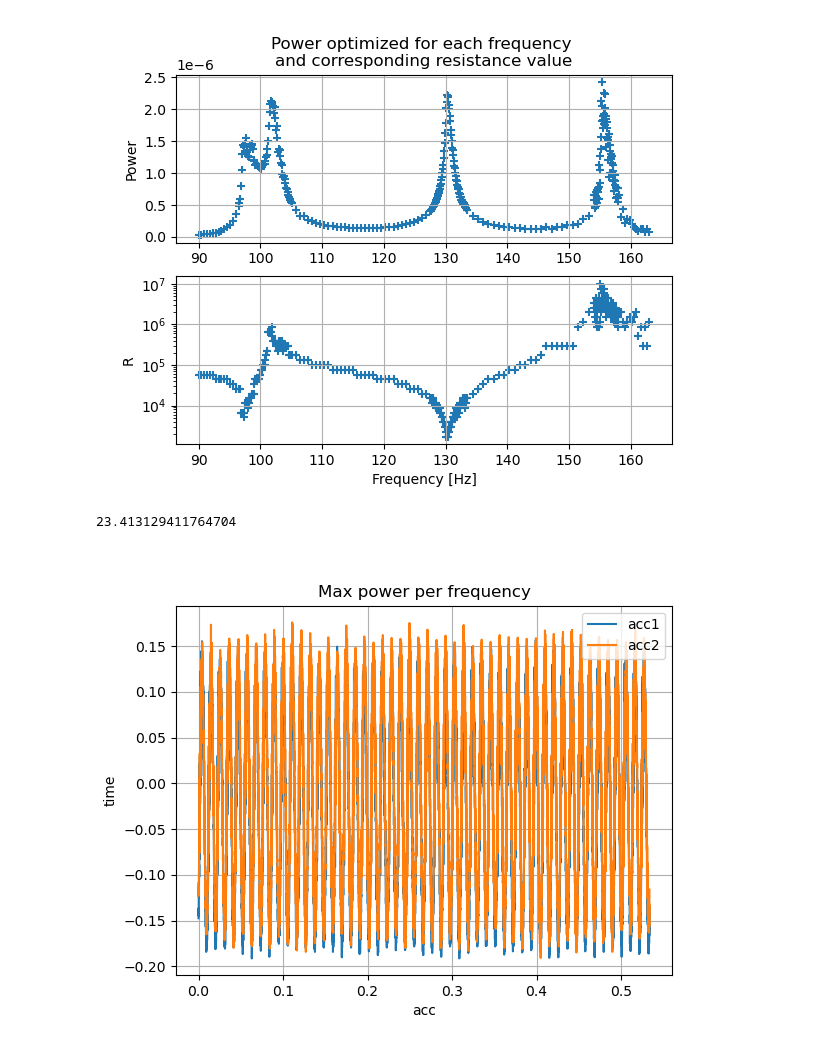
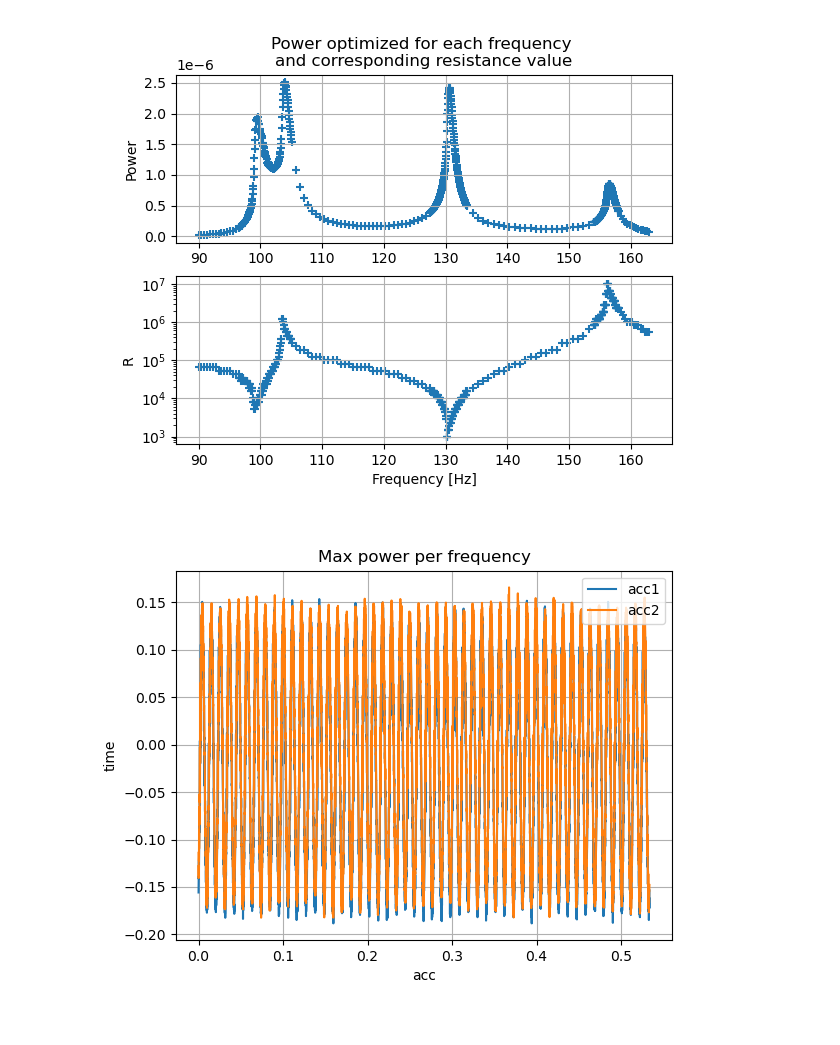
Before and after one commit to SalsyUniate/LinearManipsData, a Jupyter notebook: post_process.ipynb, the cells around one changed output. Drawn from its saved outputs; the diff is of its cells as text; code cells hidden in the pictures.

```diff
--- a/post_process.ipynb
+++ b/post_process.ipynb
@@ -10,5 +10,6 @@ from post_process_parquet import calculate_dataframe
 
 %matplotlib widget
 # %%
-data = calculate_dataframe("2026_9_28_15h08")
+data_coupled = calculate_dataframe("2026_10_16_18h29")
+data_uncoupled = calculate_dataframe("2026_9_23_18h19")
 # %%
@@ -20,8 +36,20 @@ results = data.group_by(
 # %%
-Ropt = []
-for f in (results["f"]):
-        p = results.filter(pl.col("f") == f)["pow1max"]
-        d = data.filter((pl.col("f")==f) & (pl.col("pow1") == p))["Rload"]
-        Ropt.append(d)
+Ropt_coupled = []
+for f in (results_coupled["f"]):
+        p = results_coupled.filter(pl.col("f") == f)["pow1max"]
+        d = data_coupled.filter((pl.col("f")==f) & (pl.col("pow1") == p))["Rload"]
+        Ropt_coupled.append(d)
+
+Ropt_uncoupled_1 = []
+for f in (results_uncoupled["f"]):
+        p = results_uncoupled.filter(pl.col("f") == f)["pow1max"]
+        d = data_uncoupled.filter((pl.col("f")==f) & (pl.col("pow1") == p))["Rload"]
+        Ropt_uncoupled_1.append(d)
+
+Ropt_uncoupled_2 = []
+for f in (results_uncoupled["f"]):
+        p = results_uncoupled.filter(pl.col("f") == f)["pow2max"]
+        d = data_uncoupled.filter((pl.col("f")==f) & (pl.col("pow2") == p))["Rload"]
+        Ropt_uncoupled_2.append(d)
 # %%
 plt.figure()
@@ -36,30 +75,28 @@ plt.show()
 # %%
 plt.figure()
 plt.subplot(2, 1, 1)
-plt.scatter(results["f"], results["pow1max"], marker='+')
+plt.scatter(results_coupled["f"], results_coupled["pow1max"], marker='+', label = "coupled")
+# plt.scatter(results_uncoupled["f"], results_uncoupled["pow1max"], marker='+', label = "uncoupled")
 plt.title('Power optimized for each frequency \nand corresponding resistance value')
 plt.ylabel('Power')
 plt.grid()
 
 plt.subplot(2, 1, 2)
-plt.scatter(results["f"], Ropt, marker='+')
+plt.scatter(results_coupled["f"], Ropt_coupled, marker='+', label = "coupled")
+# plt.scatter(results_uncoupled["f"], Ropt_uncoupled_1, marker='+', label = "uncoupled")
+# plt.scatter(results_uncoupled["f"], Ropt_uncoupled_2, marker='+', label = "uncoupled")
 plt.ylabel('R')
 plt.yscale('log')
 plt.xlabel('Frequency [Hz]')
 plt.grid()
 
 plt.show()
 # %% [output]
-[figure, old version]
+[figure, new version]
-# %%
-t = 0.0006
-t*(2*pi*f)*180/pi
-# %% [output]
-23.413129411764704
 # %%
 plt.figure()
-plt.plot(data["time_meas"][8], data["acc1_temp"][8], label= "acc1")
-plt.plot(data["time_meas"][8], data["acc2_temp"][8], label= "acc2")
+plt.plot(data_coupled["time_meas"][8], data_coupled["acc1_temp"][8], label= "acc1")
+plt.plot(data_coupled["time_meas"][8], data_coupled["acc2_temp"][8], label= "acc2")
 plt.xlabel("acc")
 plt.ylabel("time")
 plt.title("Max power per frequency")
@@ -67,5 +104,5 @@ plt.legend()
 plt.grid()
 plt.show()
 # %% [output]
-[figure, old version]
+[figure, new version]
 # %%
```
Also changed, not shown: parts of 5 cells of this notebook, 6 other files.
